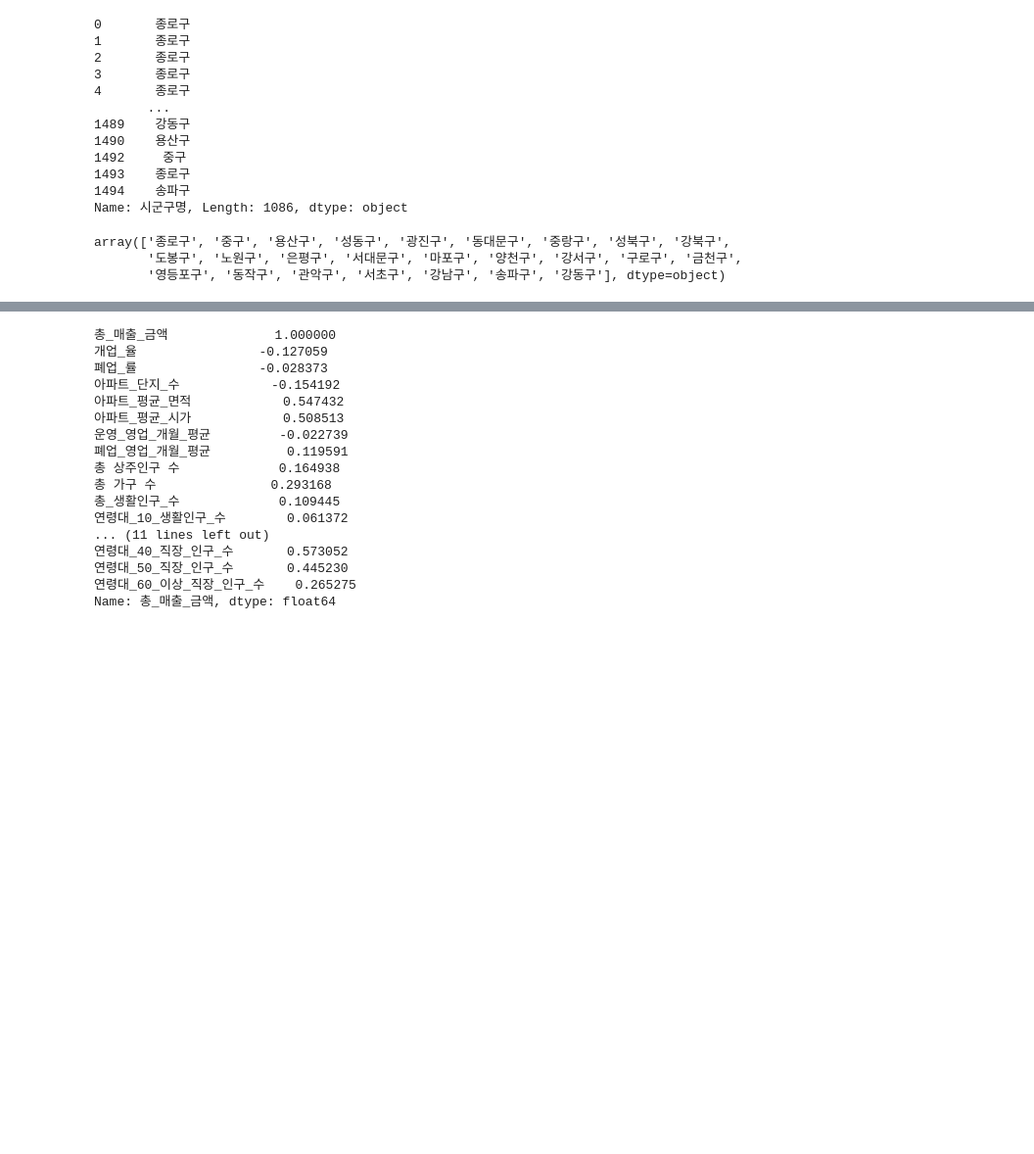
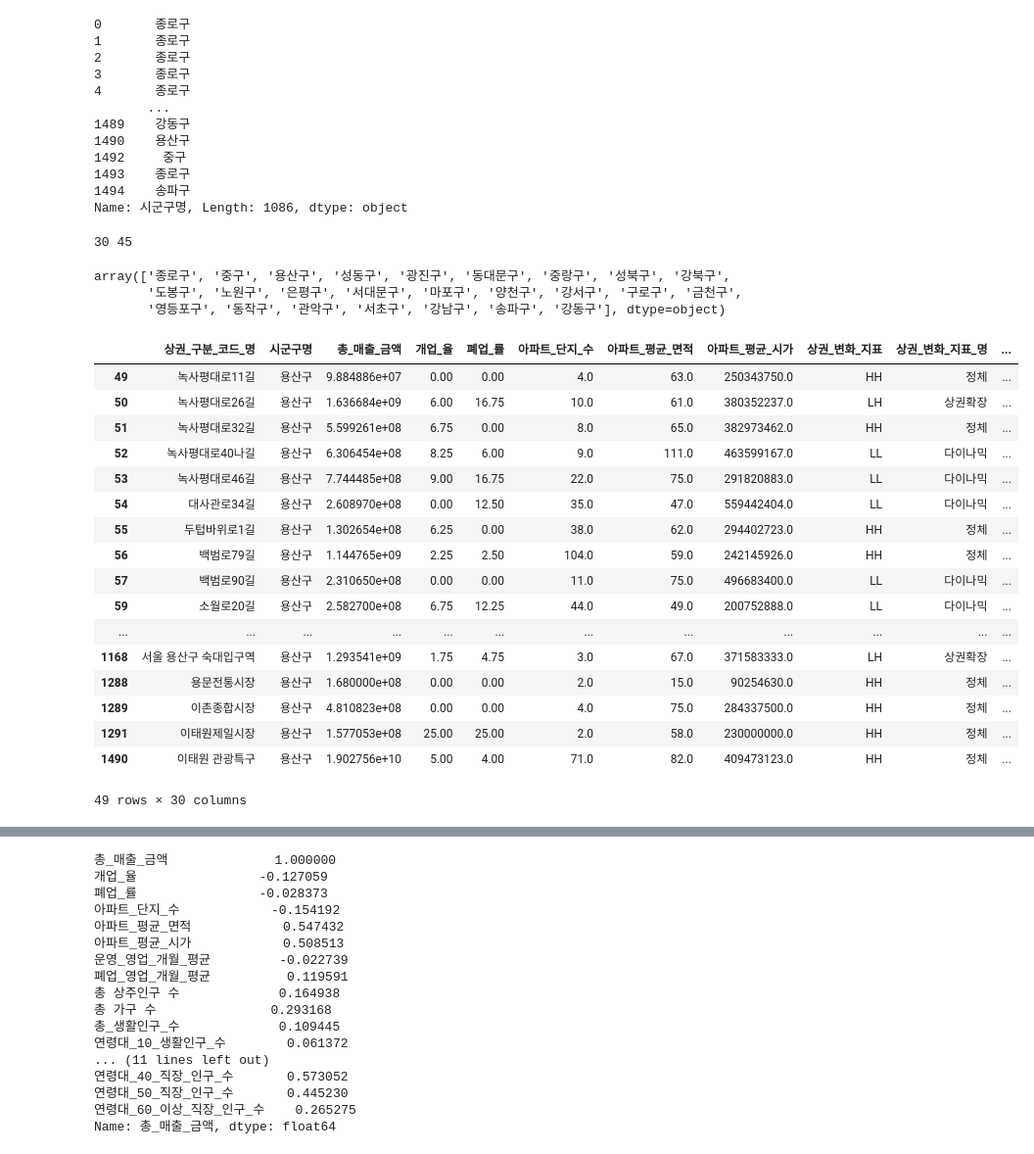
Before and after one commit to jaewook94/self-study, a Jupyter notebook: 카페 상권 데이터 전처리 및 모델링.ipynb, the cells around one changed output, grey strips where cells are left out. Shown at 98% size. Cells and saved outputs as stored; diff of their text form; code cells hidden in the pictures; blank space fills up the shorter version.

```diff
--- a/카페 상권 데이터 전처리 및 모델링.ipynb
+++ b/카페 상권 데이터 전처리 및 모델링.ipynb
@@ -107,12 +122,37 @@ a
 1493    종로구
 1494    송파구
 Name: 시군구명, Length: 1086, dtype: object
+# %%
+print(len(s1df_c.columns), len(s1df.columns))
+# %% [output]
+30 45
 # %%
 a.unique() # 길이 25
 # %% [output]
 array(['종로구', '중구', '용산구', '성동구', '광진구', '동대문구', '중랑구', '성북구', '강북구',
        '도봉구', '노원구', '은평구', '서대문구', '마포구', '양천구', '강서구', '구로구', '금천구',
        '영등포구', '동작구', '관악구', '서초구', '강남구', '송파구', '강동구'], dtype=object)
+# %%
+s1df_c[s1df_c['시군구명'] == a.unique()[2]]
+# %% [output]
+|  | 상권_구분_코드_명 | 시군구명 | 총_매출_금액 | 개업_율 | 폐업_률 | 아파트_단지_수 | 아파트_평균_면적 | 아파트_평균_시가 | 상권_변화_지표 | 상권_변화_지표_명 | ... |
+| 49 | 녹사평대로11길 | 용산구 | 9.884886e+07 | 0.00 | 0.00 | 4.0 | 63.0 | 250343750.0 | HH | 정체 | ... |
+| 50 | 녹사평대로26길 | 용산구 | 1.636684e+09 | 6.00 | 16.75 | 10.0 | 61.0 | 380352237.0 | LH | 상권확장 | ... |
+| 51 | 녹사평대로32길 | 용산구 | 5.599261e+08 | 6.75 | 0.00 | 8.0 | 65.0 | 382973462.0 | HH | 정체 | ... |
+| 52 | 녹사평대로40나길 | 용산구 | 6.306454e+08 | 8.25 | 6.00 | 9.0 | 111.0 | 463599167.0 | LL | 다이나믹 | ... |
+| 53 | 녹사평대로46길 | 용산구 | 7.744485e+08 | 9.00 | 16.75 | 22.0 | 75.0 | 291820883.0 | LL | 다이나믹 | ... |
+| 54 | 대사관로34길 | 용산구 | 2.608970e+08 | 0.00 | 12.50 | 35.0 | 47.0 | 559442404.0 | LL | 다이나믹 | ... |
+| 55 | 두텁바위로1길 | 용산구 | 1.302654e+08 | 6.25 | 0.00 | 38.0 | 62.0 | 294402723.0 | HH | 정체 | ... |
+| 56 | 백범로79길 | 용산구 | 1.144765e+09 | 2.25 | 2.50 | 104.0 | 59.0 | 242145926.0 | HH | 정체 | ... |
+| 57 | 백범로90길 | 용산구 | 2.310650e+08 | 0.00 | 0.00 | 11.0 | 75.0 | 496683400.0 | LL | 다이나믹 | ... |
+| 59 | 소월로20길 | 용산구 | 2.582700e+08 | 6.75 | 12.25 | 44.0 | 49.0 | 200752888.0 | LL | 다이나믹 | ... |
+| ... | ... | ... | ... | ... | ... | ... | ... | ... | ... | ... | ... |
+| 1168 | 서울 용산구 숙대입구역 | 용산구 | 1.293541e+09 | 1.75 | 4.75 | 3.0 | 67.0 | 371583333.0 | LH | 상권확장 | ... |
+| 1288 | 용문전통시장 | 용산구 | 1.680000e+08 | 0.00 | 0.00 | 2.0 | 15.0 | 90254630.0 | HH | 정체 | ... |
+| 1289 | 이촌종합시장 | 용산구 | 4.810823e+08 | 0.00 | 0.00 | 4.0 | 75.0 | 284337500.0 | HH | 정체 | ... |
+| 1291 | 이태원제일시장 | 용산구 | 1.577053e+08 | 25.00 | 25.00 | 2.0 | 58.0 | 230000000.0 | HH | 정체 | ... |
+| 1490 | 이태원 관광특구 | 용산구 | 1.902756e+10 | 5.00 | 4.00 | 71.0 | 82.0 | 409473123.0 | HH | 정체 | ... |
+49 rows × 30 columns
 # %%
 corr = s1df_c[s1df_c['시군구명'] == a.unique()[2]].corr(method='pearson')
 corr
```
Also changed, not shown: parts of 8 cells of this notebook.
